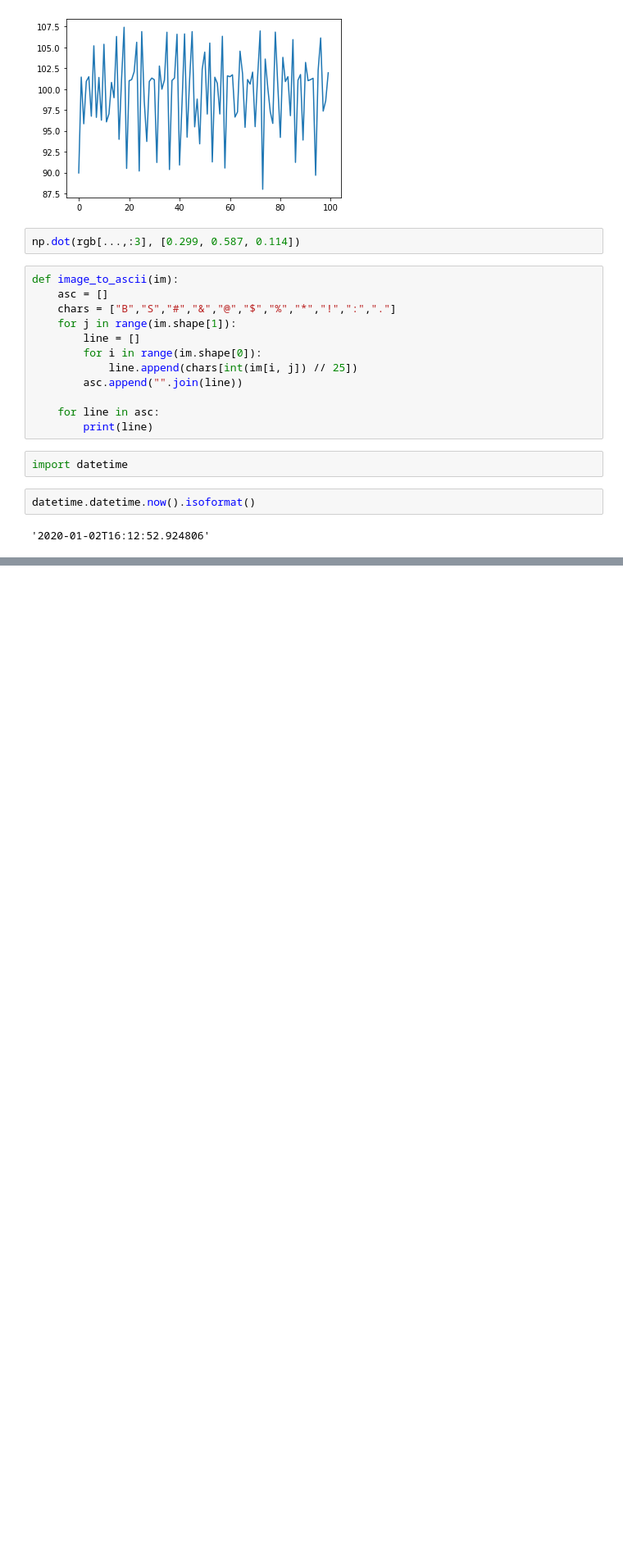
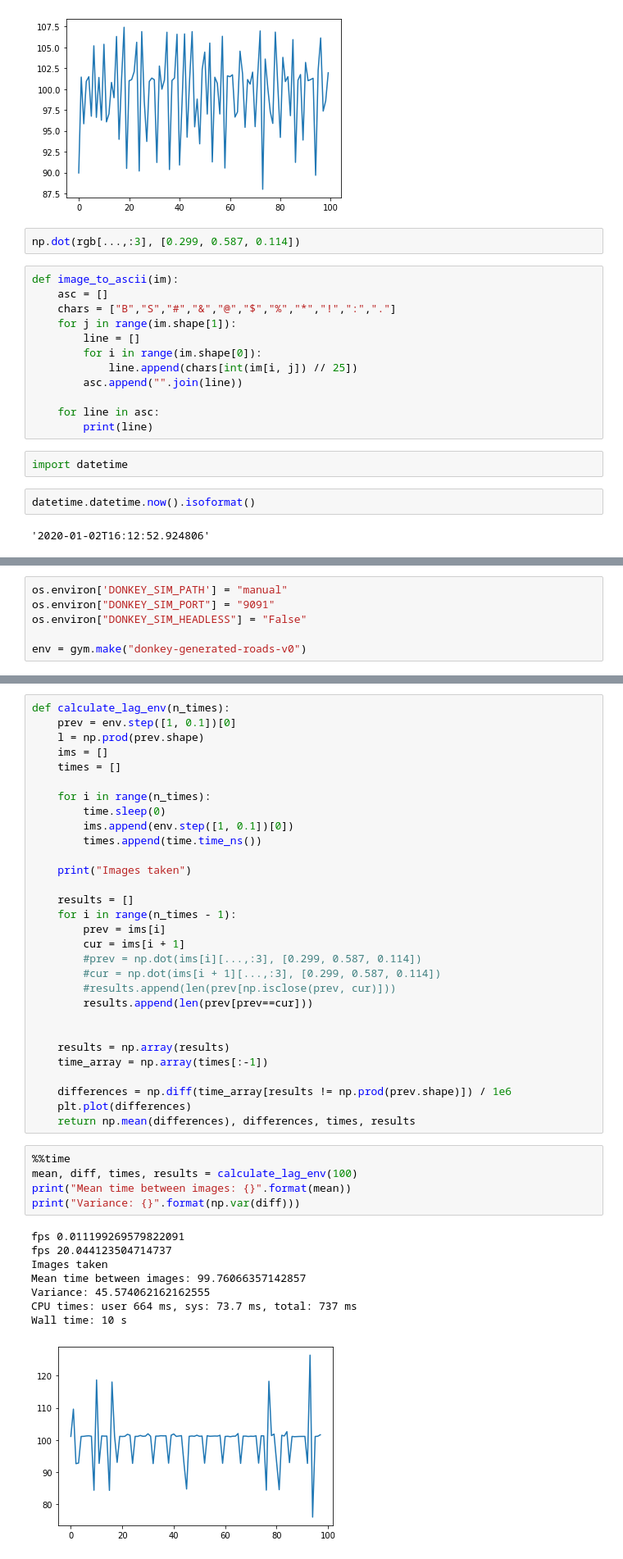
Before and after one commit to Stippos/RLDonkey, a Jupyter notebook: image_analysis.ipynb, the cells around one changed output, grey strips where cells are left out. Shown at 82% size. Drawn from its saved outputs; the diff is of its cells as text; blank space fills up the shorter version.

```diff
--- a/image_analysis.ipynb
+++ b/image_analysis.ipynb
@@ -177,0 +207,6 @@ datetime.datetime.now().isoformat()
+# %%
+os.environ['DONKEY_SIM_PATH'] = "manual"
+os.environ["DONKEY_SIM_PORT"] = "9091"
+os.environ["DONKEY_SIM_HEADLESS"] = "False"
+
+env = gym.make("donkey-generated-roads-v0")
@@ -177,0 +229,44 @@ datetime.datetime.now().isoformat()
+# %%
+def calculate_lag_env(n_times):
+    prev = env.step([1, 0.1])[0]
+    l = np.prod(prev.shape)
+    ims = []
+    times = []
+
+    for i in range(n_times):
+        time.sleep(0)
+        ims.append(env.step([1, 0.1])[0])
+        times.append(time.time_ns())
+
+    print("Images taken")
+
+    results = []
+    for i in range(n_times - 1):
+        prev = ims[i]
+        cur = ims[i + 1]
+        #prev = np.dot(ims[i][...,:3], [0.299, 0.587, 0.114])
+        #cur = np.dot(ims[i + 1][...,:3], [0.299, 0.587, 0.114])
+        #results.append(len(prev[np.isclose(prev, cur)]))
+        results.append(len(prev[prev==cur]))
+
+
+    results = np.array(results)
+    time_array = np.array(times[:-1])
+
+    differences = np.diff(time_array[results != np.prod(prev.shape)]) / 1e6
+    plt.plot(differences)
+    return np.mean(differences), differences, times, results
+# %%
+%%time
+mean, diff, times, results = calculate_lag_env(100)
+print("Mean time between images: {}".format(mean))
+print("Variance: {}".format(np.var(diff)))
+# %% [output]
+fps 0.011199269579822091
+fps 20.044123504714737
+Images taken
+Mean time between images: 99.76066357142857
+Variance: 45.574062162162555
+CPU times: user 664 ms, sys: 73.7 ms, total: 737 ms
+Wall time: 10 s
+[figure, added]
```
Also changed, not shown: parts of 22 cells of this notebook, 6 other files.
